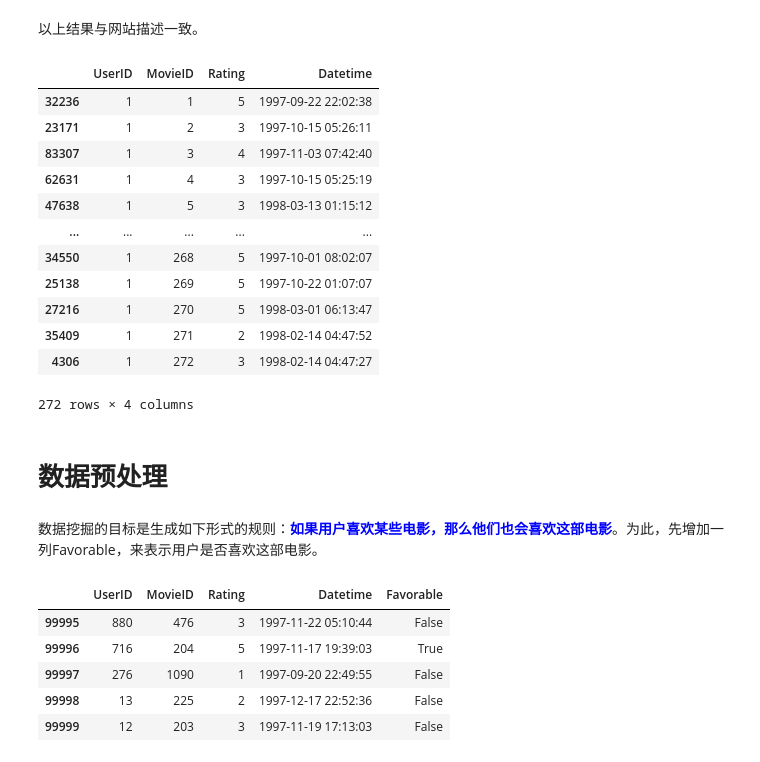
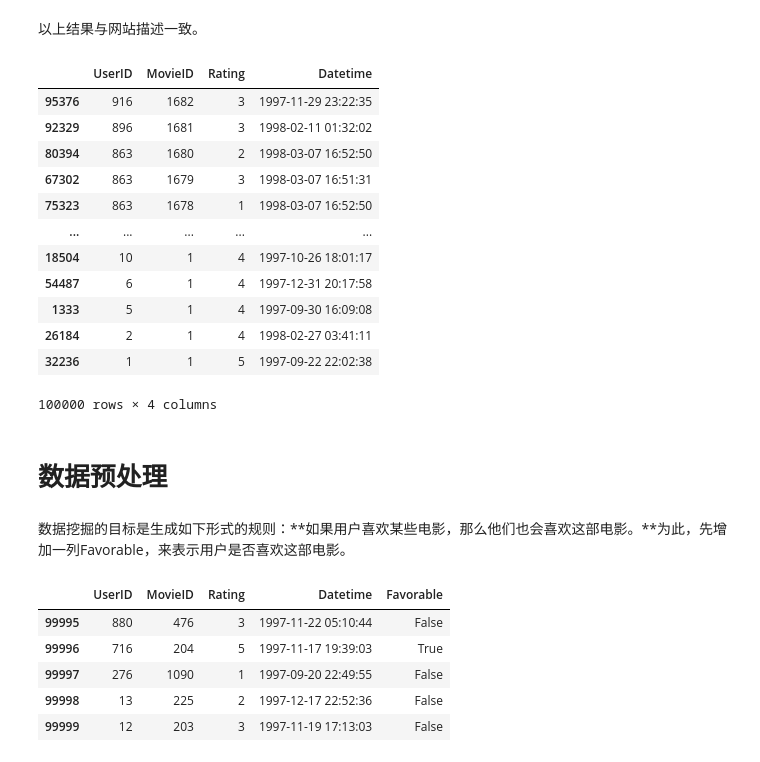
Before and after one commit to byaxb/DataMiningExperiments, a Jupyter notebook: ch04_电影推荐A.ipynb, the cells around one changed output. Drawn from its saved outputs; the diff is of its cells as text; code cells hidden in the pictures.

```diff
--- a/ch04_电影推荐A.ipynb
+++ b/ch04_电影推荐A.ipynb
@@ -223,0 +257,3 @@ all_ratings.head(n=10)
+# %%
+def to_datetime(x):
+    return pd.to_datetime(x, unit="s")
@@ -281,25 +336,25 @@ profie.to_file("D://desktop/all_ratings_profiel.html")
 # %% [markdown]
 以上结果与网站描述一致。
-# %%
-all_ratings[all_ratings["UserID"] == 1].sort_values("MovieID")
-# %% [output]
-|  | UserID | MovieID | Rating | Datetime |
-| 32236 | 1 | 1 | 5 | 1997-09-22 22:02:38 |
-| 23171 | 1 | 2 | 3 | 1997-10-15 05:26:11 |
-| 83307 | 1 | 3 | 4 | 1997-11-03 07:42:40 |
-| 62631 | 1 | 4 | 3 | 1997-10-15 05:25:19 |
-| 47638 | 1 | 5 | 3 | 1998-03-13 01:15:12 |
-| ... | ... | ... | ... | ... |
-| 34550 | 1 | 268 | 5 | 1997-10-01 08:02:07 |
-| 25138 | 1 | 269 | 5 | 1997-10-22 01:07:07 |
-| 27216 | 1 | 270 | 5 | 1998-03-01 06:13:47 |
-| 35409 | 1 | 271 | 2 | 1998-02-14 04:47:52 |
-| 4306 | 1 | 272 | 3 | 1998-02-14 04:47:27 |
-272 rows × 4 columns
+# %%
+all_ratings.sort_values(by=["MovieID", "UserID"], ascending=False)
+# %% [output]
+|  | UserID | MovieID | Rating | Datetime |
+| 95376 | 916 | 1682 | 3 | 1997-11-29 23:22:35 |
+| 92329 | 896 | 1681 | 3 | 1998-02-11 01:32:02 |
+| 80394 | 863 | 1680 | 2 | 1998-03-07 16:52:50 |
+| 67302 | 863 | 1679 | 3 | 1998-03-07 16:51:31 |
+| 75323 | 863 | 1678 | 1 | 1998-03-07 16:52:50 |
+| ... | ... | ... | ... | ... |
+| 18504 | 10 | 1 | 4 | 1997-10-26 18:01:17 |
+| 54487 | 6 | 1 | 4 | 1997-12-31 20:17:58 |
+| 1333 | 5 | 1 | 4 | 1997-09-30 16:09:08 |
+| 26184 | 2 | 1 | 4 | 1998-02-27 03:41:11 |
+| 32236 | 1 | 1 | 5 | 1997-09-22 22:02:38 |
+100000 rows × 4 columns
 # %% [markdown]
 # 数据预处理
 # %% [markdown]
-数据挖掘的目标是生成如下形式的规则：<font color = 'blue' face = 'italic'>**如果用户喜欢某些电影，那么他们也会喜欢这部电影**</font>。为此，先增加一列Favorable，来表示用户是否喜欢这部电影。
+数据挖掘的目标是生成如下形式的规则：**如果用户喜欢某些电影，那么他们也会喜欢这部电影。**为此，先增加一列Favorable，来表示用户是否喜欢这部电影。
 # %%
 all_ratings["Favorable"] = all_ratings["Rating"] > 3
 all_ratings.tail()
```
Also changed, not shown: parts of 40 cells of this notebook, 1 other file.
